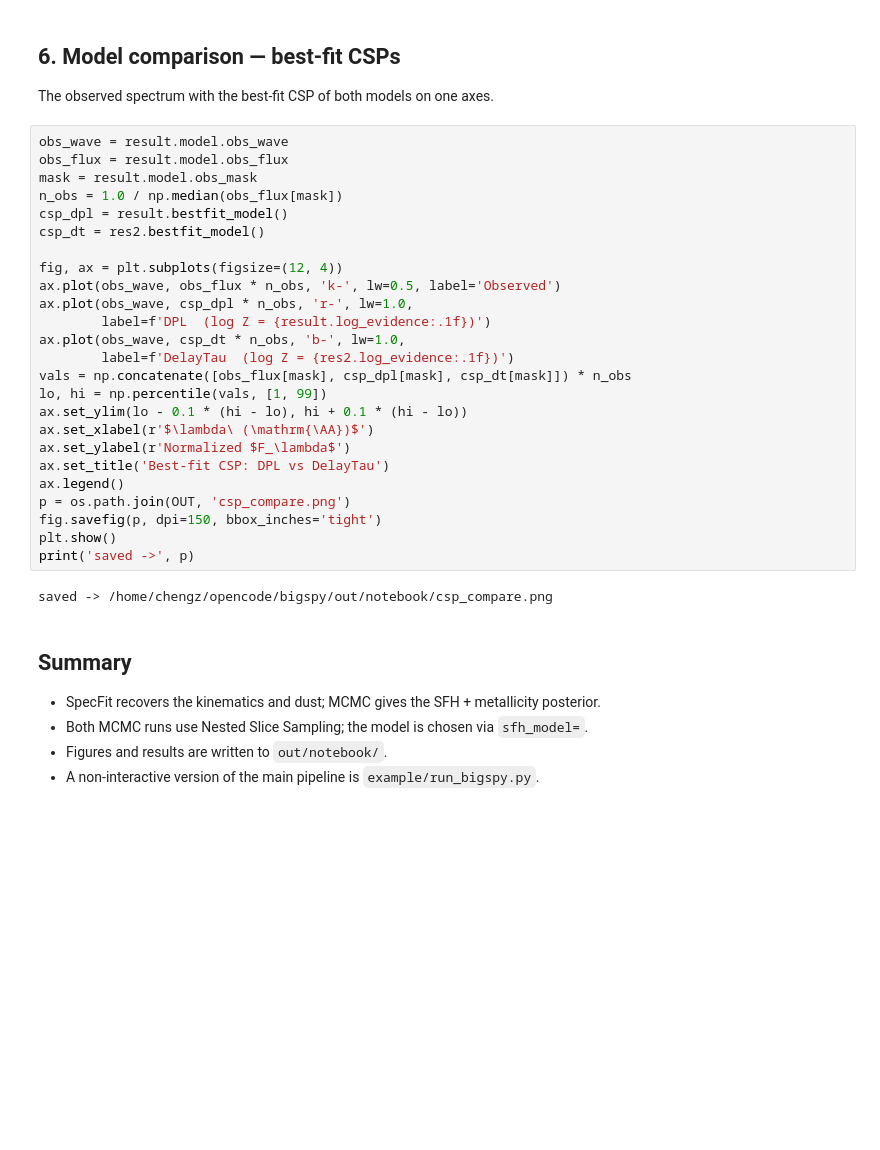
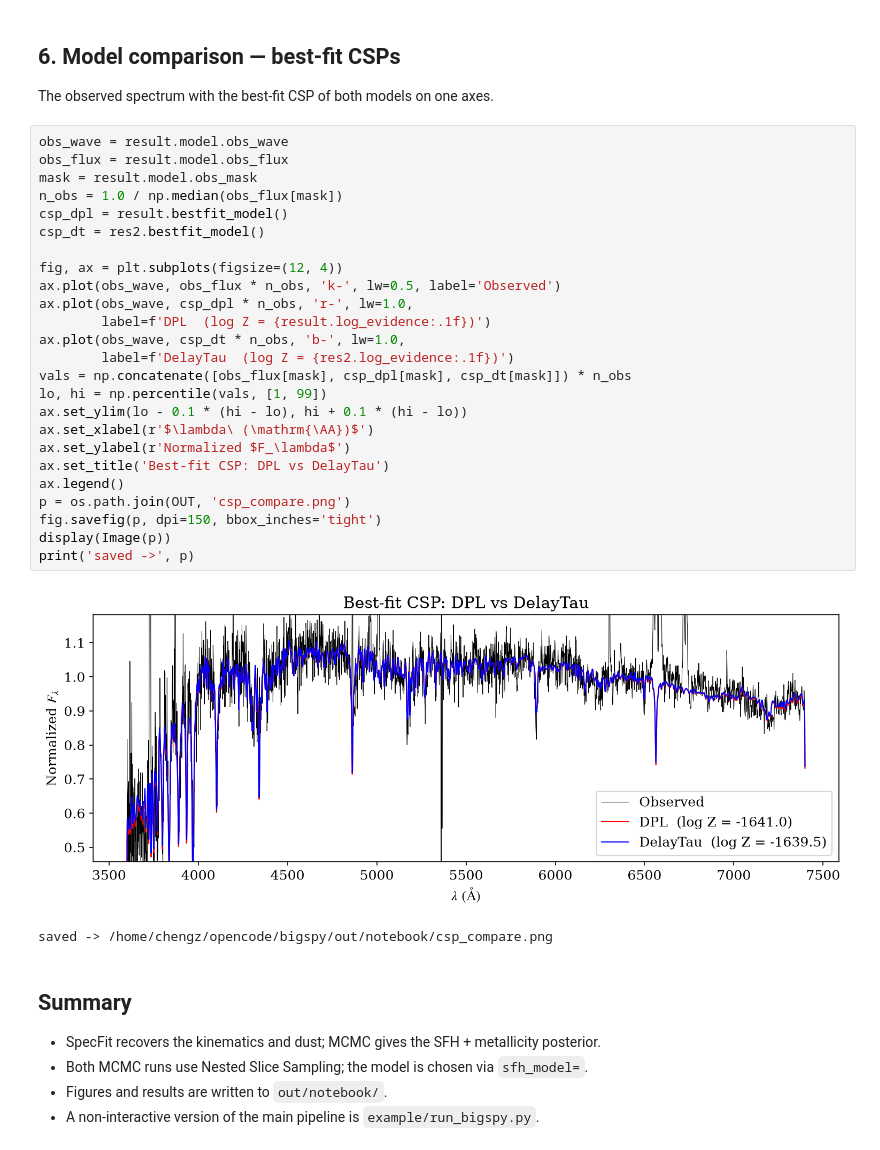
Before and after one commit to Zcheng14/bigspy, a Jupyter notebook: example/bigspy_demo.ipynb, the cells around one changed output. Drawn from its saved outputs; the diff is of its cells as text; blank space fills up the shorter version.

```diff
--- a/example/bigspy_demo.ipynb
+++ b/example/bigspy_demo.ipynb
@@ -176,29 +176,30 @@ The observed spectrum with the best-fit CSP of both models on one axes.
 # %%
 obs_wave = result.model.obs_wave
 obs_flux = result.model.obs_flux
 mask = result.model.obs_mask
 n_obs = 1.0 / np.median(obs_flux[mask])
 csp_dpl = result.bestfit_model()
 csp_dt = res2.bestfit_model()
 
 fig, ax = plt.subplots(figsize=(12, 4))
 ax.plot(obs_wave, obs_flux * n_obs, 'k-', lw=0.5, label='Observed')
 ax.plot(obs_wave, csp_dpl * n_obs, 'r-', lw=1.0,
         label=f'DPL  (log Z = {result.log_evidence:.1f})')
 ax.plot(obs_wave, csp_dt * n_obs, 'b-', lw=1.0,
         label=f'DelayTau  (log Z = {res2.log_evidence:.1f})')
 vals = np.concatenate([obs_flux[mask], csp_dpl[mask], csp_dt[mask]]) * n_obs
 lo, hi = np.percentile(vals, [1, 99])
 ax.set_ylim(lo - 0.1 * (hi - lo), hi + 0.1 * (hi - lo))
 ax.set_xlabel(r'$\lambda\ (\mathrm{\AA})$')
 ax.set_ylabel(r'Normalized $F_\lambda$')
 ax.set_title('Best-fit CSP: DPL vs DelayTau')
 ax.legend()
 p = os.path.join(OUT, 'csp_compare.png')
 fig.savefig(p, dpi=150, bbox_inches='tight')
-plt.show()
+display(Image(p))
 print('saved ->', p)
 # %% [output]
+[figure, added]
 saved -> /home/chengz/opencode/bigspy/out/notebook/csp_compare.png
 # %% [markdown]
 ## Summary
```
Also changed, not shown: parts of 4 cells of this notebook.
